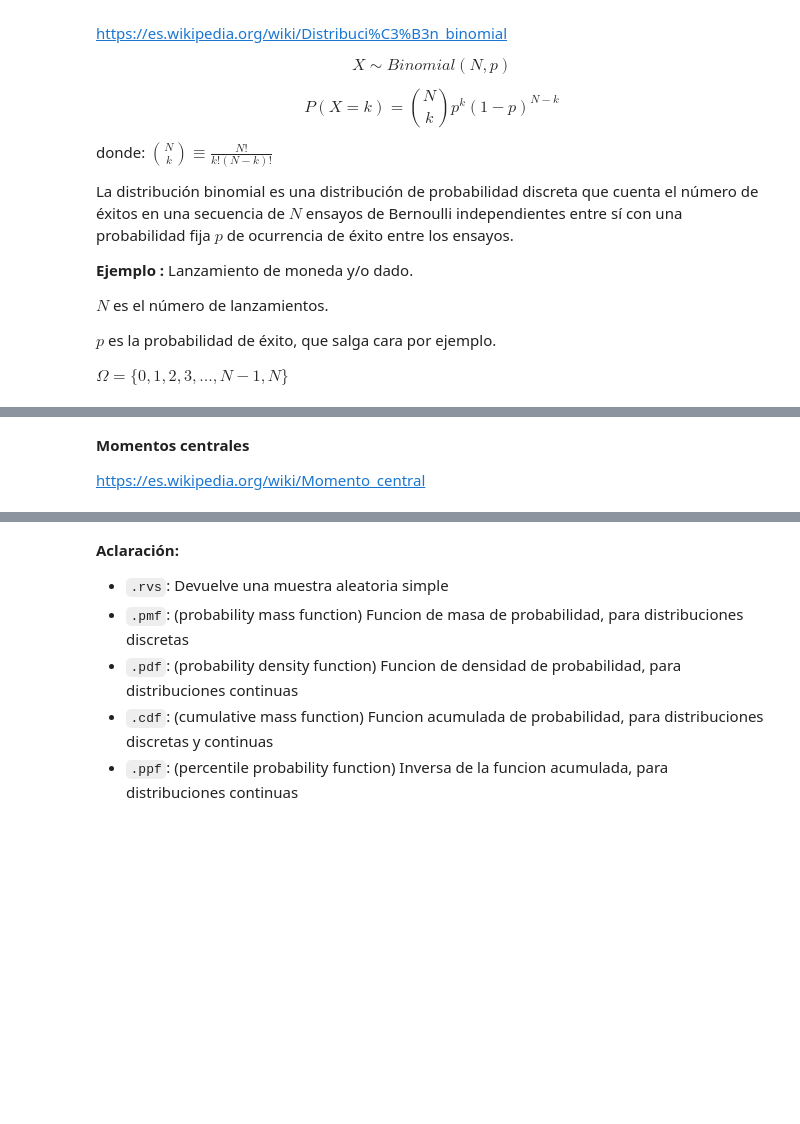
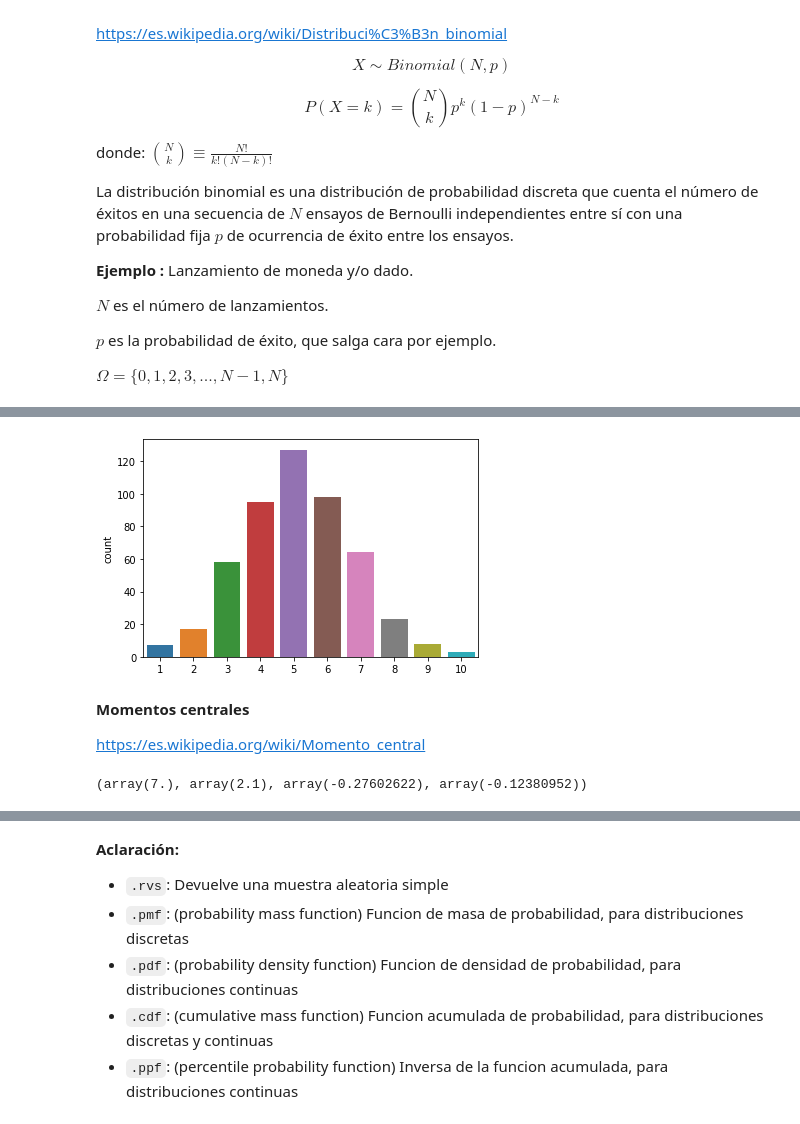
Before and after one commit to Pomilusky/apuntes_clase, a Jupyter notebook: semana_5/2.2 - Distribuciones Discretas.ipynb, the cells around one changed output, grey strips where cells are left out. Drawn from its saved outputs; the diff is of its cells as text; code cells hidden in the pictures; blank space fills up the shorter version.

```diff
--- a/semana_5/2.2 - Distribuciones Discretas.ipynb
+++ b/semana_5/2.2 - Distribuciones Discretas.ipynb
@@ -56,4 +139,17 @@ $\Omega = \{0, 1, 2, 3, ..., N-1, N\}$
+# %%
+sns.countplot(x=muestra);
+# %% [output]
+[figure, added]
 # %% [markdown]
 **Momentos centrales**
 
 https://es.wikipedia.org/wiki/Momento_central
+# %%
+n=10
+p=0.7
+
+media, var, sime, kurt = binom.stats(n, p, moments='mvsk')
+
+media, var, sime, kurt
+# %% [output]
+(array(7.), array(2.1), array(-0.27602622), array(-0.12380952))
```
Also changed, not shown: parts of 48 cells of this notebook.
